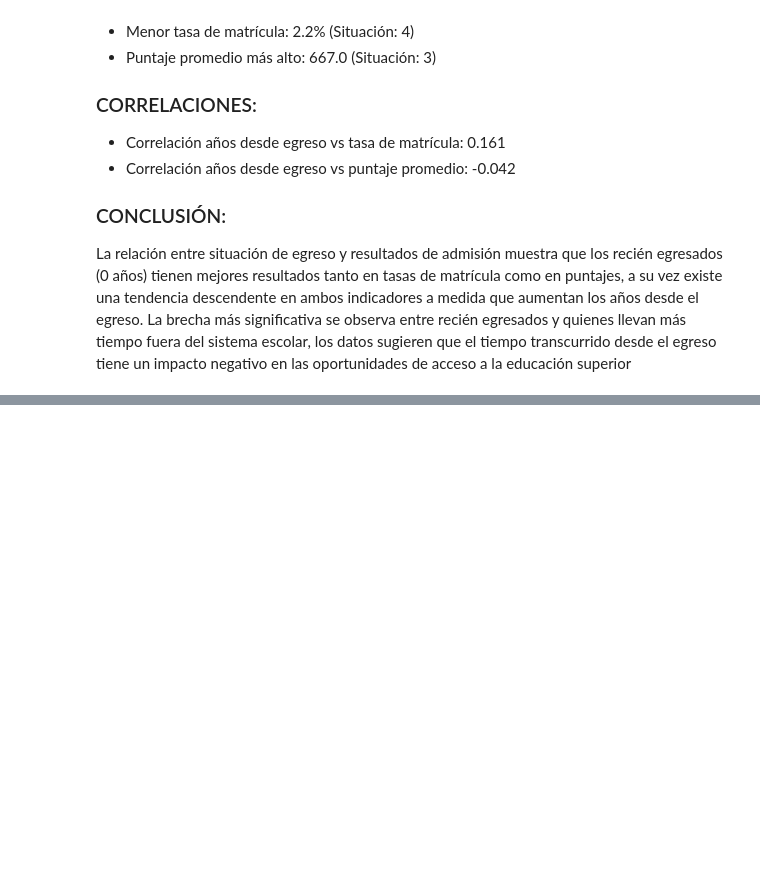
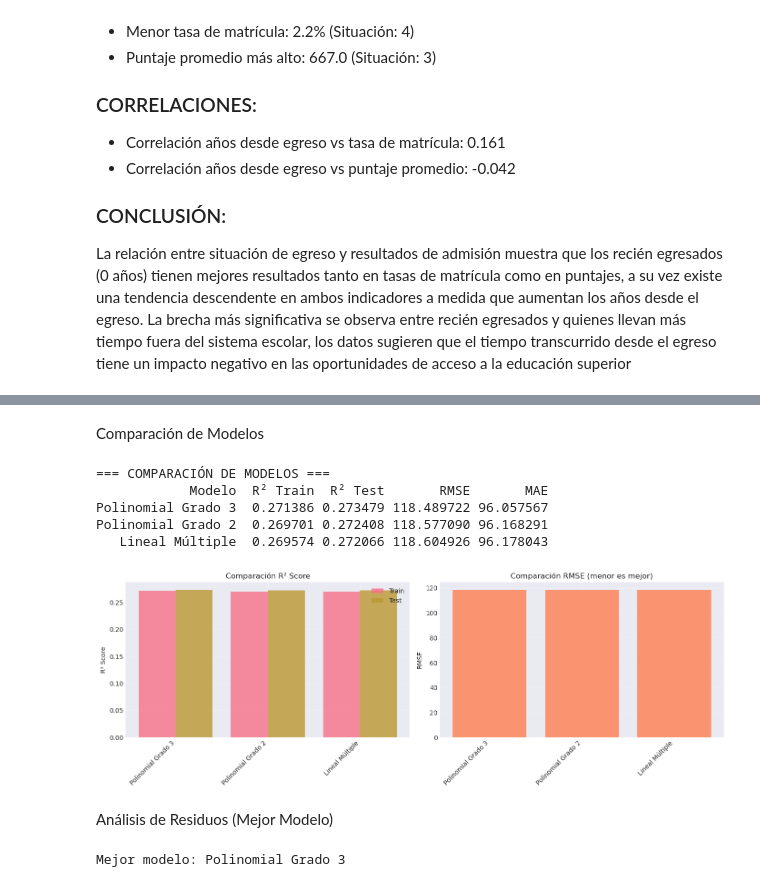
Before and after one commit to Proyecto-IMT-2200/2025-2, a Jupyter notebook: Borrador_trabajo_final.ipynb, the cells around one changed output, grey strips where cells are left out. Drawn from its saved outputs; the diff is of its cells as text; code cells hidden in the pictures; blank space fills up the shorter version.

```diff
--- a/Borrador_trabajo_final.ipynb
+++ b/Borrador_trabajo_final.ipynb
@@ -737,0 +1073,73 @@ La relación entre situación de egreso y resultados de admisión muestra que lo
+# %% [markdown]
+Comparación de Modelos
+# %%
+modelos_lista = ['Lineal Múltiple']
+r2_train_lista = [r2_train_lr]
+r2_test_lista = [r2_test_lr]
+rmse_lista = [rmse_lr]
+
+mae_lista = [mae_lr]
+
+for grado in grados:
+    modelos_lista.append(f'Polinomial Grado {grado}')
+    r2_train_lista.append(resultados_poly[grado]['r2_train'])
+    r2_test_lista.append(resultados_poly[grado]['r2_test'])
+    rmse_lista.append(resultados_poly[grado]['rmse'])
+    mae_lista.append(resultados_poly[grado]['mae'])
+
+comparacion = pd.DataFrame({
+    'Modelo': modelos_lista,
+    'R² Train': r2_train_lista,
+    'R² Test': r2_test_lista,
+    'RMSE': rmse_lista,
+    'MAE': mae_lista
+})
+
+comparacion = comparacion.sort_values('R² Test', ascending=False)
+print("\n=== COMPARACIÓN DE MODELOS ===")
+print(comparacion.to_string(index=False))
+
+fig, axes = plt.subplots(1, 2, figsize=(14, 5))
+x_pos = np.arange(len(comparacion))
+axes[0].bar(x_pos - 0.2, comparacion['R² Train'], 0.4, label='Train', alpha=0.8)
+axes[0].bar(x_pos + 0.2, comparacion['R² Test'], 0.4, label='Test', alpha=0.8)
+axes[0].set_xticks(x_pos)
+axes[0].set_xticklabels(comparacion['Modelo'], rotation=45, ha='right')
+axes[0].set_ylabel('R² Score')
+axes[0].set_title('Comparación R² Score')
+axes[0].legend()
+axes[0].grid(True, alpha=0.3)
+
+axes[1].bar(x_pos, comparacion['RMSE'], alpha=0.8, color='coral')
+axes[1].set_xticks(x_pos)
+axes[1].set_xticklabels(comparacion['Modelo'], rotation=45, ha='right')
+axes[1].set_ylabel('RMSE')
+axes[1].set_title('Comparación RMSE (menor es mejor)')
+axes[1].grid(True, alpha=0.3)
+
+plt.tight_layout()
+plt.show()
+# %% [output]
+=== COMPARACIÓN DE MODELOS ===
+            Modelo  R² Train  R² Test       RMSE       MAE
+Polinomial Grado 3  0.271386 0.273479 118.489722 96.057567
+Polinomial Grado 2  0.269701 0.272408 118.577090 96.168291
+   Lineal Múltiple  0.269574 0.272066 118.604926 96.178043
+[figure, added]
+# %% [markdown]
+Análisis de Residuos (Mejor Modelo)
+# %%
+mejor_modelo_nombre = comparacion.iloc[0]['Modelo']
+print(f"Mejor modelo: {mejor_modelo_nombre}")
+
+if 'Múltiple' in mejor_modelo_nombre:
+    y_pred_mejor = y_pred_test_lr
+    mejor_modelo = lr_multiple
+else:
+    grado_mejor = int(mejor_modelo_nombre.split()[-1])
+    y_pred_mejor = resultados_poly[grado_mejor]['y_pred']
+    mejor_modelo = resultados_poly[grado_mejor]['modelo']
+
+residuos = y_test - y_pred_mejor
+# %% [output]
+Mejor modelo: Polinomial Grado 3
```
Also changed, not shown: parts of 24 cells of this notebook, 2 other files.
